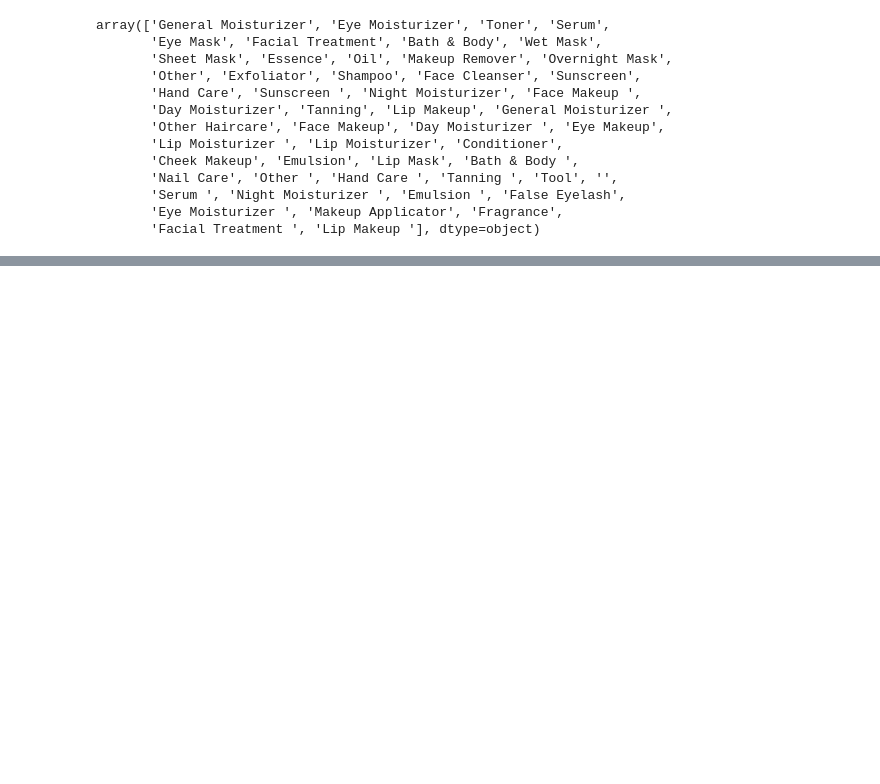
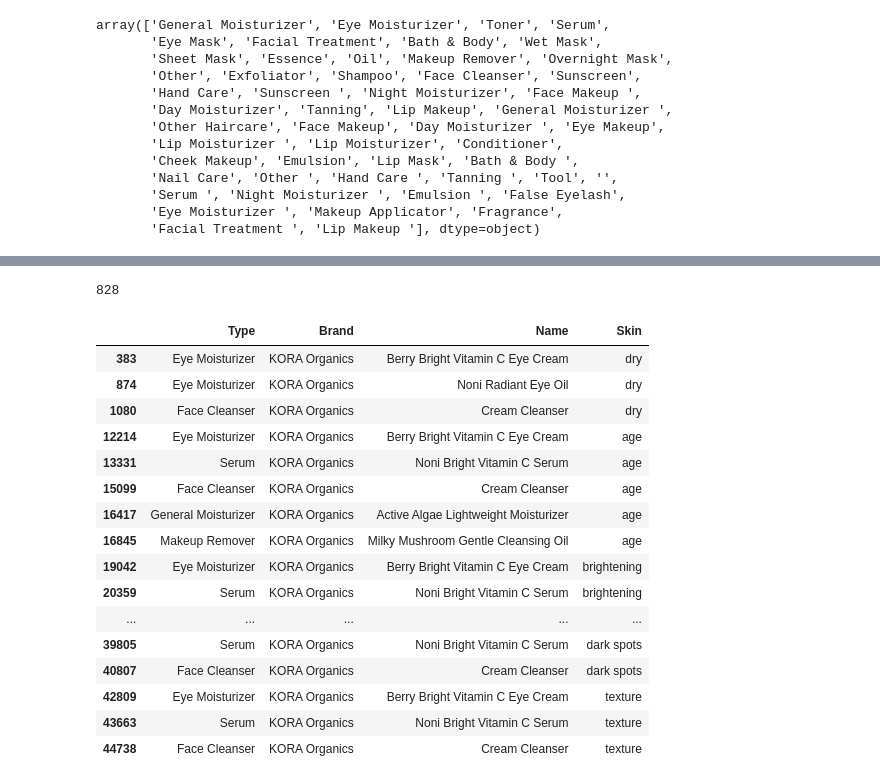
Before and after one commit to cristina-apostol/Skinbot-ML, a Jupyter notebook: Limpieza datos.ipynb, the cells around one changed output, grey strips where cells are left out. Saved outputs shown, nothing was run; the diff lists cells and outputs as text; code cells hidden in the pictures; blank space fills up the shorter version.

```diff
--- a/Limpieza datos.ipynb
+++ b/Limpieza datos.ipynb
@@ -360,6 +360,8 @@ array(['General Moisturizer', 'Eye Moisturizer', 'Toner', 'Serum',
        'Facial Treatment ', 'Lip Makeup '], dtype=object)
 # %%
 skincare = skincare.loc[skincare['Type'] != '']
+# %%
+skincare['Type'] = skincare['Type'].str.strip()
 # %%
 skincare.Type.value_counts()
 # %% [output]
@@ -382 +384,5 @@ Lip Makeup                 1
 Name: Type, dtype: int64
+# %%
+indices = skincare.index[skincare['Type'].isin(['Other Haircare', 'Shampoo', 'Lip Makeup', 'Tanning', 'Conditioner', 'Cheek Makeup', 'Hand Care', 'Nail Care', 'Tool', 'Fragrance', 'False Eyelash', 'Makeup Applicator', 'Eye Makeup'])]
+# %%
+skincare = skincare.drop(indices)
@@ -382,0 +469,2 @@ Name: Type, dtype: int64
+# %%
+skincare_filtered = skincare.groupby('Brand').filter(lambda x: len(x) >= 10)
@@ -382,0 +500,24 @@ Name: Type, dtype: int64
+# %%
+len(skincare_filtered.Brand.unique())
+# %% [output]
+828
+# %%
+skincare_filtered[skincare_filtered.Brand == 'KORA Organics']
+# %% [output]
+|  | Type | Brand | Name | Skin |
+| 383 | Eye Moisturizer | KORA Organics | Berry Bright Vitamin C Eye Cream | dry |
+| 874 | Eye Moisturizer | KORA Organics | Noni Radiant Eye Oil | dry |
+| 1080 | Face Cleanser | KORA Organics | Cream Cleanser | dry |
+| 12214 | Eye Moisturizer | KORA Organics | Berry Bright Vitamin C Eye Cream | age |
+| 13331 | Serum | KORA Organics | Noni Bright Vitamin C Serum | age |
+| 15099 | Face Cleanser | KORA Organics | Cream Cleanser | age |
+| 16417 | General Moisturizer | KORA Organics | Active Algae Lightweight Moisturizer | age |
+| 16845 | Makeup Remover | KORA Organics | Milky Mushroom Gentle Cleansing Oil | age |
+| 19042 | Eye Moisturizer | KORA Organics | Berry Bright Vitamin C Eye Cream | brightening |
+| 20359 | Serum | KORA Organics | Noni Bright Vitamin C Serum | brightening |
+| ... | ... | ... | ... | ... |
+| 39805 | Serum | KORA Organics | Noni Bright Vitamin C Serum | dark spots |
+| 40807 | Face Cleanser | KORA Organics | Cream Cleanser | dark spots |
+| 42809 | Eye Moisturizer | KORA Organics | Berry Bright Vitamin C Eye Cream | texture |
+| 43663 | Serum | KORA Organics | Noni Bright Vitamin C Serum | texture |
+| 44738 | Face Cleanser | KORA Organics | Cream Cleanser | texture |
```
Also changed, not shown: parts of 9 cells of this notebook.
